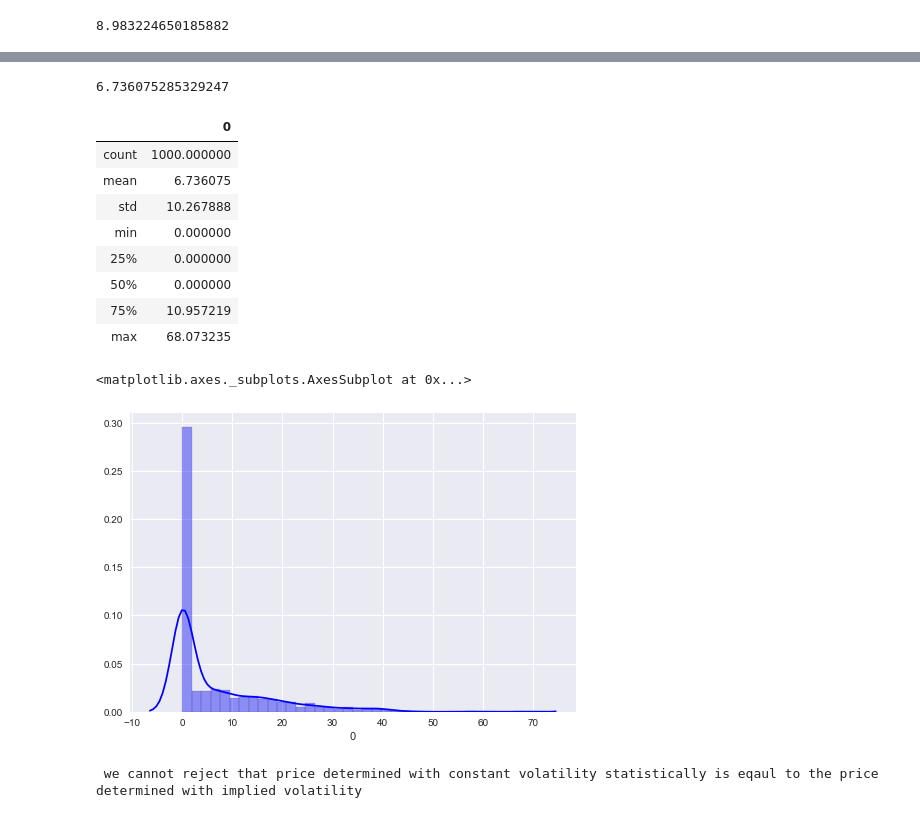
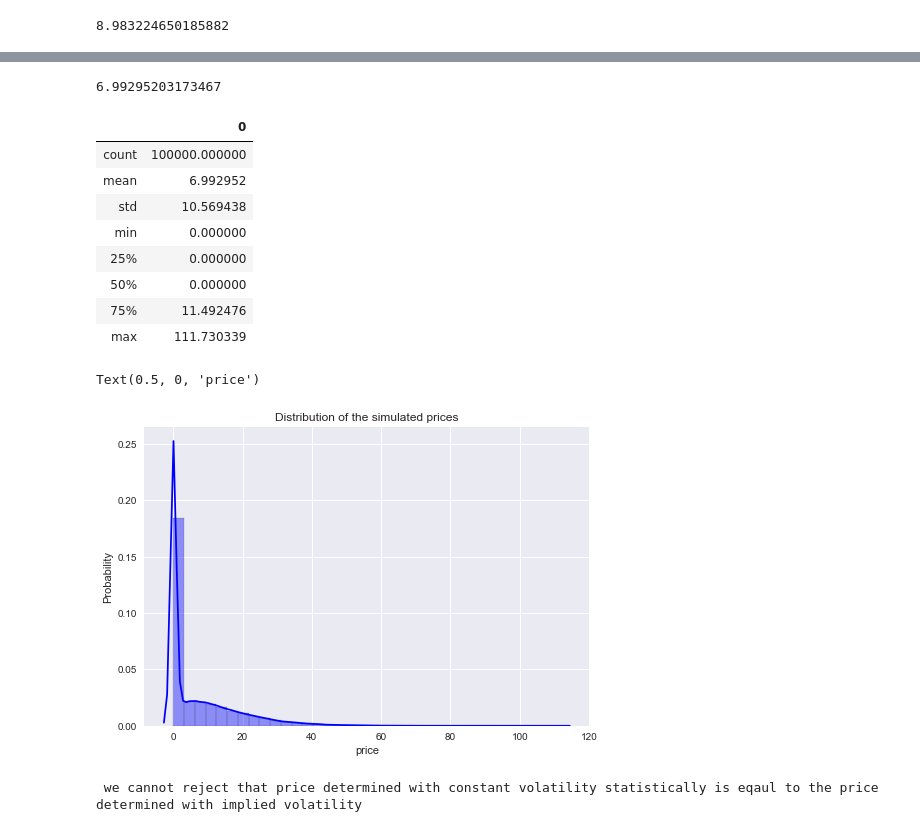
Before and after one commit to anitamezzetti/advanced_derivatives, a Jupyter notebook: problem_set_7/as7.ipynb, the cells around one changed output, grey strips where cells are left out. Cells and saved outputs as stored; diff of their text form; code cells hidden in the pictures.

```diff
--- a/problem_set_7/as7.ipynb
+++ b/problem_set_7/as7.ipynb
@@ -9,9 +9,9 @@ import seaborn as sns
 S0 = 100
 K = 98
 T = [0,0.25,0.5,0.75,1]
-r = .0
+r = 0.0
 delta = 0.02
-mcpath = 1000
+mcpath = 100000
 n = len(T)
 np.random.seed(420)
 # %% [markdown]
@@ -195,27 +202,30 @@ p2=np.amax(Cl, 1)
 price=sum(p2.T)/mcpath
 price
 # %% [output]
-6.736075285329247
+6.99295203173467
 # %%
 df=pd.DataFrame(p2.T)
 df.describe()
 # %% [output]
 |  | 0 |
-| count | 1000.000000 |
-| mean | 6.736075 |
-| std | 10.267888 |
+| count | 100000.000000 |
+| mean | 6.992952 |
+| std | 10.569438 |
 | min | 0.000000 |
 | 25% | 0.000000 |
 | 50% | 0.000000 |
-| 75% | 10.957219 |
-| max | 68.073235 |
+| 75% | 11.492476 |
+| max | 111.730339 |
 # %%
-sns.distplot(df[0], hist=True, kde=True,
+ax=sns.distplot(df[0], hist=True, kde=True,
              bins=int(180/5), color = 'blue',
              hist_kws={'edgecolor':'black'})
+ax.set_title("Distribution of the simulated prices")
+ax.set_ylabel('Probability')
+ax.set_xlabel('price')
 # %% [output]
-<matplotlib.axes._subplots.AxesSubplot at 0x...>
+Text(0.5, 0, 'price')
-[figure, old version]
+[figure, new version]
 # %%
 from scipy import stats
 t_check=stats.ttest_ind(p,p2,equal_var=False)
```
Also changed, not shown: parts of 11 cells of this notebook.
